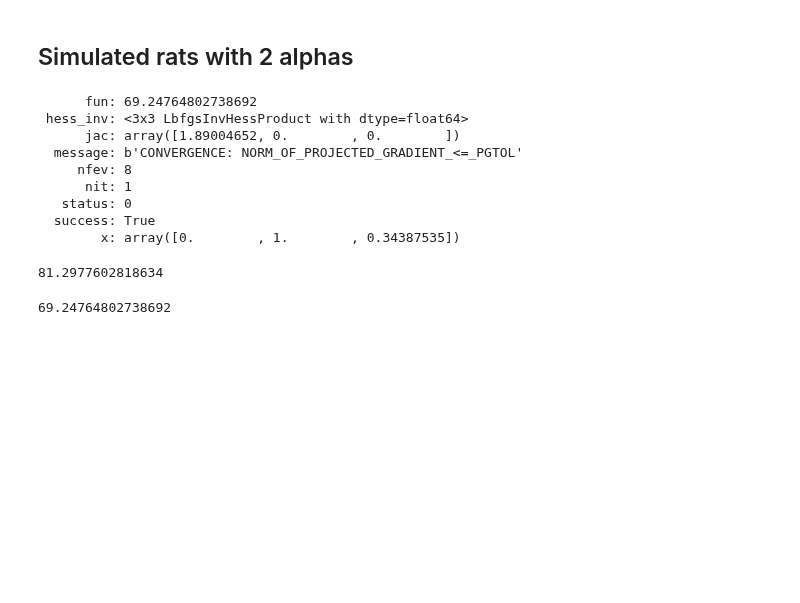
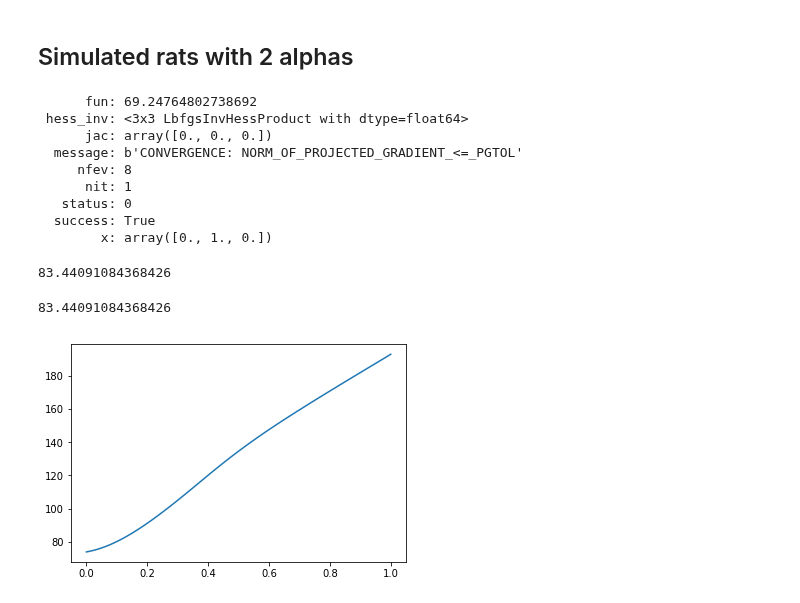
Before and after one commit to Maylibooyah69/RewardReversalPorject, a Jupyter notebook: MLE_2alpha.ipynb, the cells around one changed output. Cells and saved outputs as stored; diff of their text form; code cells hidden in the pictures; blank space fills up the shorter version.

```diff
--- a/MLE_2alpha.ipynb
+++ b/MLE_2alpha.ipynb
@@ -106,7 +109,7 @@ def neg_log_likelihood_sigQ(alpha,beta,actions,rewards,Q=0,gamma=0,Qleft=True):
 
     return sum_ll
 # %%
-def neg_log_likelihood_sigQ_2alpha(alphaG,alphaL,beta,actions,rewards,Q=0,gamma=0,Qleft=True):
+def neg_log_likelihood_sigQ_2alpha_real(alphaG,alphaL,beta,actions,rewards,Q=0,gamma=0,Qleft=True):
     n = len(actions)
     sum_ll = 0
     for i in range(n):
@@ -137,14 +170,18 @@ def neg_log_likelihood_sigQ_2alpha(alphaG,alphaL,beta,actions,rewards,Q=0,gamma=
 # %%
 # params = [alphaG0,alphaL0,beta0]
 # args = [actions,rewards]
-def helper_func_2alpha(params,args):
+def helper_func_2alpha(params,args,simulated=True):
     alphaG0 = params[0]
     alphaL0 = params[1]
     beta0 = params[2]
     actions = args[0]
     rewards = args[1]
 
-    sum_ll = neg_log_likelihood_sigQ_2alpha(alphaG0,alphaL0,beta0,actions,rewards)
+    if simulated:
+        sum_ll = neg_log_likelihood_sigQ_2alpha_simulated(alphaG0,alphaL0,beta0,actions,rewards)
+    else:
+        sum_ll = neg_log_likelihood_sigQ_2alpha_real(alphaG0,alphaL0,beta0,actions,rewards)
+
 
     return sum_ll
 # %%
@@ -367,20 +404,28 @@ rewards = env.obslog
 # %%
-MLE_2alpha(actions,rewards,0.2,0.4,4)
+MLE_2alpha(actions,rewards,0.2,0.3,4)
 # %% [output]
       fun: 69.24764802738692
  hess_inv: <3x3 LbfgsInvHessProduct with dtype=float64>
-      jac: array([1.89004652, 0.        , 0.        ])
+      jac: array([0., 0., 0.])
   message: b'CONVERGENCE: NORM_OF_PROJECTED_GRADIENT_<=_PGTOL'
      nfev: 8
       nit: 1
    status: 0
   success: True
-        x: array([0.        , 1.        , 0.34387535])
+        x: array([0., 1., 0.])
 # %%
-neg_log_likelihood_sigQ_2alpha(0.2,0.4,4,actions,rewards,Q=0,gamma=0,Qleft=True)
+neg_log_likelihood_sigQ_2alpha_simulated(0.2,0.3,4,actions,rewards)
 # %% [output]
-81.2977602818634
+83.44091084368426
 # %%
-helper_func_2alpha(params=(0,2,0,4,4),args=(actions,rewards))
+helper_func_2alpha(params=(0.2,0.3,4),args=(actions,rewards))
 # %% [output]
-69.24764802738692
+83.44091084368426
+# %%
+# plot likelihood versus alphaG
+alphaG_list = np.linspace(0,1,100)
+ll_list = [neg_log_likelihood_sigQ_2alpha_simulated(i,0.3,4,actions,rewards) for i in alphaG_list]
+plt.plot(alphaG_list,ll_list)
+plt.show()
+# %% [output]
+[figure, added]
```
Also changed, not shown: parts of 7 cells of this notebook, 1 other file.
